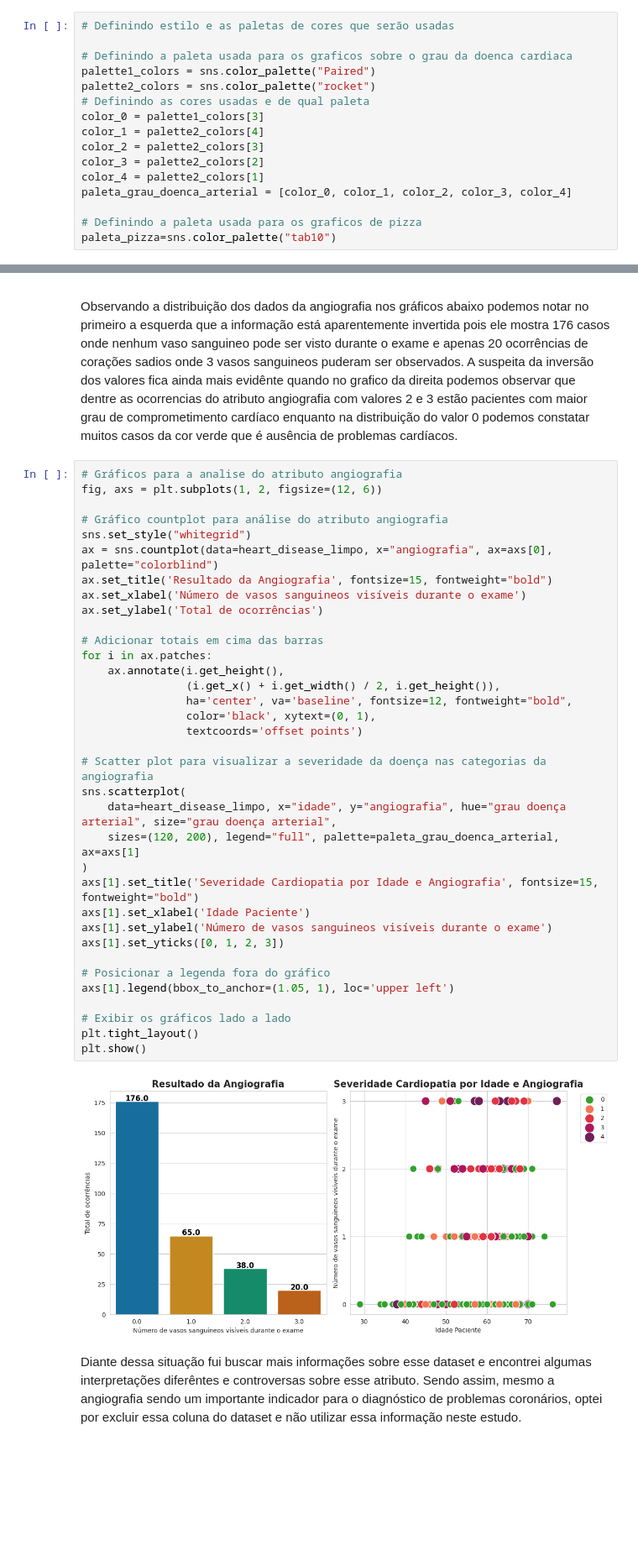
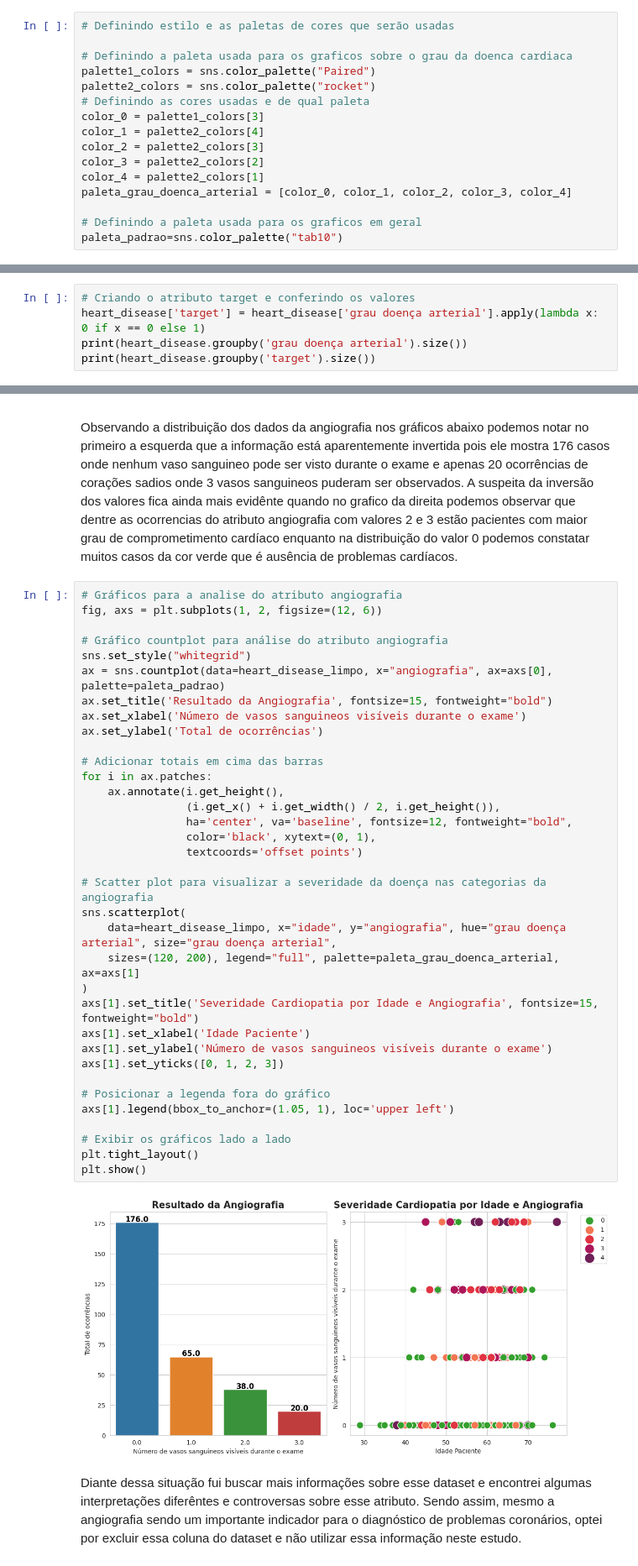
Before and after one commit to JGCMachado/Datasets, a Jupyter notebook: Heart_Disease.ipynb, the cells around one changed output, grey strips where cells are left out. Shown at 84% size. Drawn from its saved outputs; the diff is of its cells as text; blank space fills up the shorter version.

```diff
--- a/Heart_Disease.ipynb
+++ b/Heart_Disease.ipynb
@@ -95,8 +95,8 @@ color_3 = palette2_colors[2]
 color_4 = palette2_colors[1]
 paleta_grau_doenca_arterial = [color_0, color_1, color_2, color_3, color_4]
 
-# Definindo a paleta usada para os graficos de pizza
-paleta_pizza=sns.color_palette("tab10")
+# Definindo a paleta usada para os graficos em geral
+paleta_padrao=sns.color_palette("tab10")
 # %% [markdown]
 ##2.0 Carga de Dados
 
@@ -488,0 +490,5 @@ Antes de iniciar o pré processamento dos dados irei criar um cópia do dataset
+# %%
+# Criando o atributo target e conferindo os valores
+heart_disease['target'] = heart_disease['grau doença arterial'].apply(lambda x: 0 if x == 0 else 1)
+print(heart_disease.groupby('grau doença arterial').size())
+print(heart_disease.groupby('target').size())
@@ -512,37 +539,37 @@ fig, axs = plt.subplots(1, 2, figsize=(12, 6))
 
 # Gráfico countplot para análise do atributo angiografia
 sns.set_style("whitegrid")
-ax = sns.countplot(data=heart_disease_limpo, x="angiografia", ax=axs[0], palette="colorblind")
+ax = sns.countplot(data=heart_disease_limpo, x="angiografia", ax=axs[0], palette=paleta_padrao)
 ax.set_title('Resultado da Angiografia', fontsize=15, fontweight="bold")
 ax.set_xlabel('Número de vasos sanguineos visíveis durante o exame')
 ax.set_ylabel('Total de ocorrências')
 
 # Adicionar totais em cima das barras
 for i in ax.patches:
     ax.annotate(i.get_height(),
                 (i.get_x() + i.get_width() / 2, i.get_height()),
                 ha='center', va='baseline', fontsize=12, fontweight="bold",
                 color='black', xytext=(0, 1),
                 textcoords='offset points')
 
 # Scatter plot para visualizar a severidade da doença nas categorias da angiografia
 sns.scatterplot(
     data=heart_disease_limpo, x="idade", y="angiografia", hue="grau doença arterial", size="grau doença arterial",
     sizes=(120, 200), legend="full", palette=paleta_grau_doenca_arterial, ax=axs[1]
 )
 axs[1].set_title('Severidade Cardiopatia por Idade e Angiografia', fontsize=15, fontweight="bold")
 axs[1].set_xlabel('Idade Paciente')
 axs[1].set_ylabel('Número de vasos sanguineos visíveis durante o exame')
 axs[1].set_yticks([0, 1, 2, 3])
 
 # Posicionar a legenda fora do gráfico
 axs[1].legend(bbox_to_anchor=(1.05, 1), loc='upper left')
 
 # Exibir os gráficos lado a lado
 plt.tight_layout()
 plt.show()
 # %% [output]
-[figure, old version]
+[figure, new version]
 # %% [markdown]
 Diante dessa situação fui buscar mais informações sobre esse dataset e encontrei algumas interpretações diferêntes e controversas sobre esse atributo. Sendo assim, mesmo a angiografia sendo um importante indicador para o diagnóstico de problemas coronários, optei por excluir essa coluna do dataset e não utilizar essa informação neste estudo.
 # %%
```
Also changed, not shown: parts of 28 cells of this notebook.
